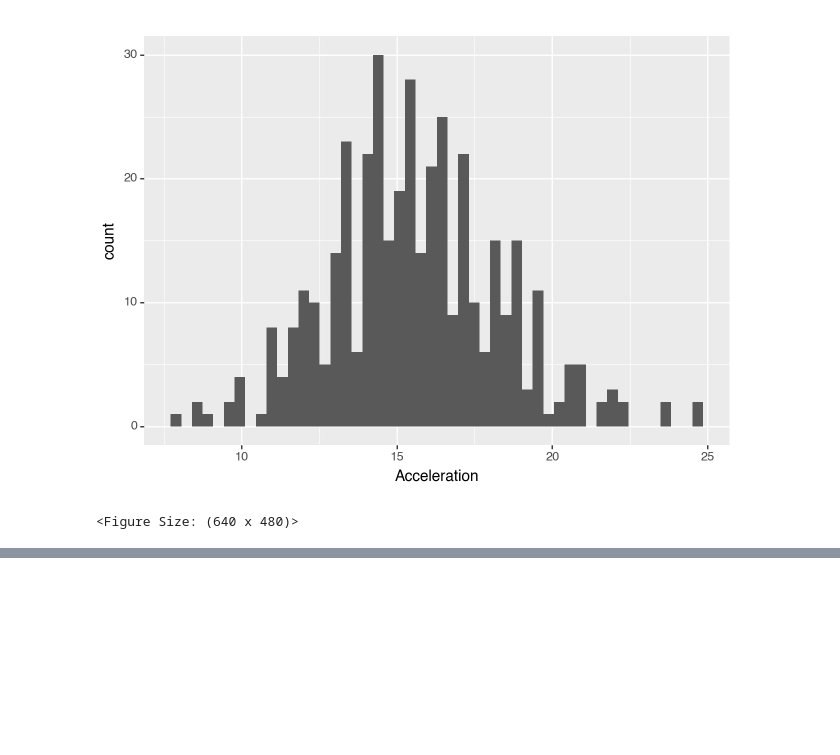
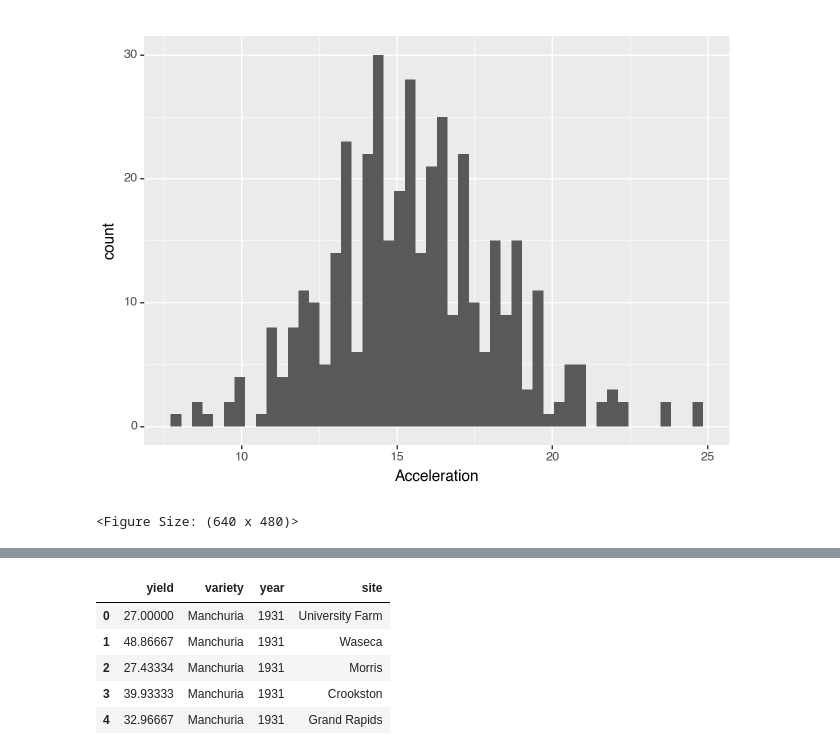
Before and after one commit to scientificprogrammingUOS/lectures_2023, a Jupyter notebook: 8_statistical_modeling/ggplot.ipynb, the cells around one changed output, grey strips where cells are left out. Saved outputs shown, nothing was run; the diff lists cells and outputs as text; code cells hidden in the pictures; blank space fills up the shorter version.

```diff
--- a/8_statistical_modeling/ggplot.ipynb
+++ b/8_statistical_modeling/ggplot.ipynb
@@ -112,0 +161,10 @@ Many geoms are just combinations of less complex geoms and stats. For example a
+# %%
+barley = vega_datasets.data.barley()
+barley.head()
+# %% [output]
+|  | yield | variety | year | site |
+| 0 | 27.00000 | Manchuria | 1931 | University Farm |
+| 1 | 48.86667 | Manchuria | 1931 | Waseca |
+| 2 | 27.43334 | Manchuria | 1931 | Morris |
+| 3 | 39.93333 | Manchuria | 1931 | Crookston |
+| 4 | 32.96667 | Manchuria | 1931 | Grand Rapids |
```
Also changed, not shown: parts of 11 cells of this notebook.
